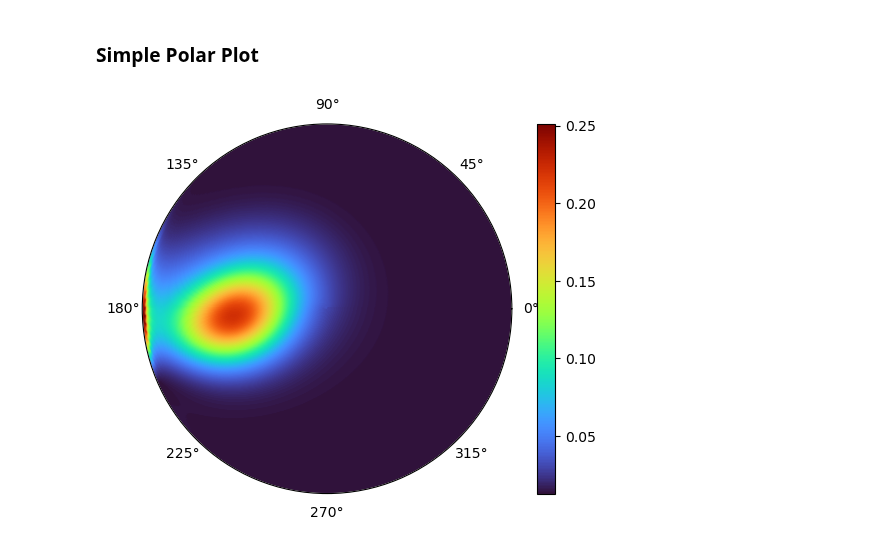
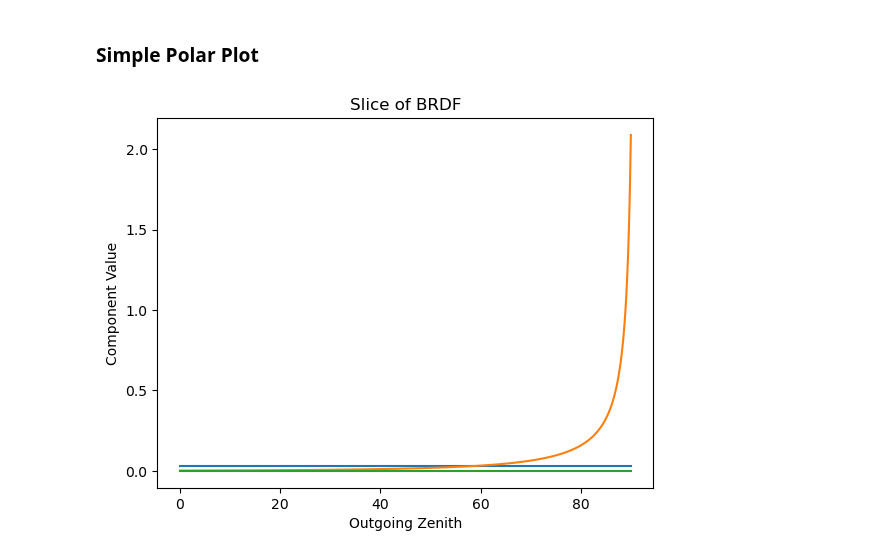
Before and after one commit to PolyRocketMatt/eradiate, a Jupyter notebook: notebooks/brdf.ipynb, the cells around one changed output. Drawn from its saved outputs; the diff is of its cells as text; code cells hidden in the pictures.

```diff
--- a/notebooks/brdf.ipynb
+++ b/notebooks/brdf.ipynb
@@ -13,6 +13,13 @@ print(mi.variants())
 mi.set_variant("llvm_ad_rgb_double")
 # %% [output]
 ['scalar_mono', 'scalar_mono_double', 'scalar_rgb', 'scalar_spectral', 'llvm_ad_rgb', 'llvm_ad_rgb_double']
+# %%
+WHITECAP=0
+GLINT=1
+UNDERLIGHT=2
+TOTAL=3
+
+channels = [WHITECAP, GLINT, UNDERLIGHT, TOTAL]
 # %%
 res = 25
 azim_vs = np.linspace(0, 2 * np.pi, 2 * res)
@@ -71,0 +96,10 @@ brdf_data = brdf_np[:,0]
+# %%
+brdf_np = np.array(brdf_values)
+foam_np = np.array(brdf_foam)
+glint_np = np.array(brdf_glint)
+underlight_np = np.array(brdf_underlight)
+# %%
+brdf_data = brdf_np[:,0]
+foam_data = foam_np[:,0]
+glint_data = glint_np[:,0]
+underlight_data = underlight_np[:,0]
@@ -152,9 +215,39 @@ def visualize():
     ax.set_ylim(0, np.pi / 2)
     plt.show()
 
-visualize()
+#visualize()
-# %% [output]
-[figure, removed]
+# %%
+# Visualize component values
+slice_azimuth = np.deg2rad(180)
+
+# Find the index of the slice azimuth
+t = slice_azimuth / (2 * np.pi)
+slice_index = int(t * 2 * res)
+
+# Extract the slice
+slice_foam_data = foam_buffer[slice_index, :]
+slice_glint_data = glint_buffer[slice_index, :]
+slice_underlight_data = underlight_buffer[slice_index, :]
+
+# Plot the slice
+fig, ax = plt.subplots()
+
+# Plot the slice by rescaling the x-axis between 0 and 90 degrees
+x = np.linspace(0, np.pi / 2, res)
+
+# X to degrees
+x = np.degrees(x)
+
+ax.plot(x, slice_foam_data, label='Foam')
+ax.plot(x, slice_glint_data, label='Glint')
+ax.plot(x, slice_underlight_data, label='Underlight')
+
+ax.set_xlabel('Outgoing Zenith')
+ax.set_ylabel('Component Value')
+ax.set_title(f'Slice of BRDF')
+plt.show()
+# %% [output]
+[figure, added]
 # %%
 # Visualize a slice of the BRDF
 slice_azimuth = np.deg2rad(180)
```
Also changed, not shown: parts of 11 cells of this notebook, 4 other files.
